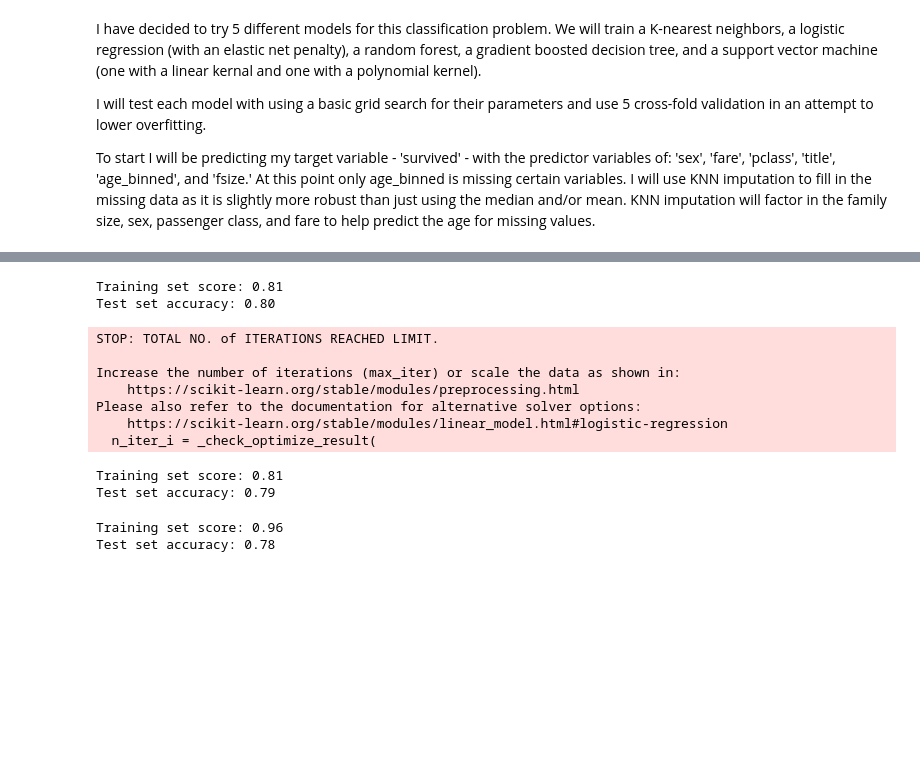
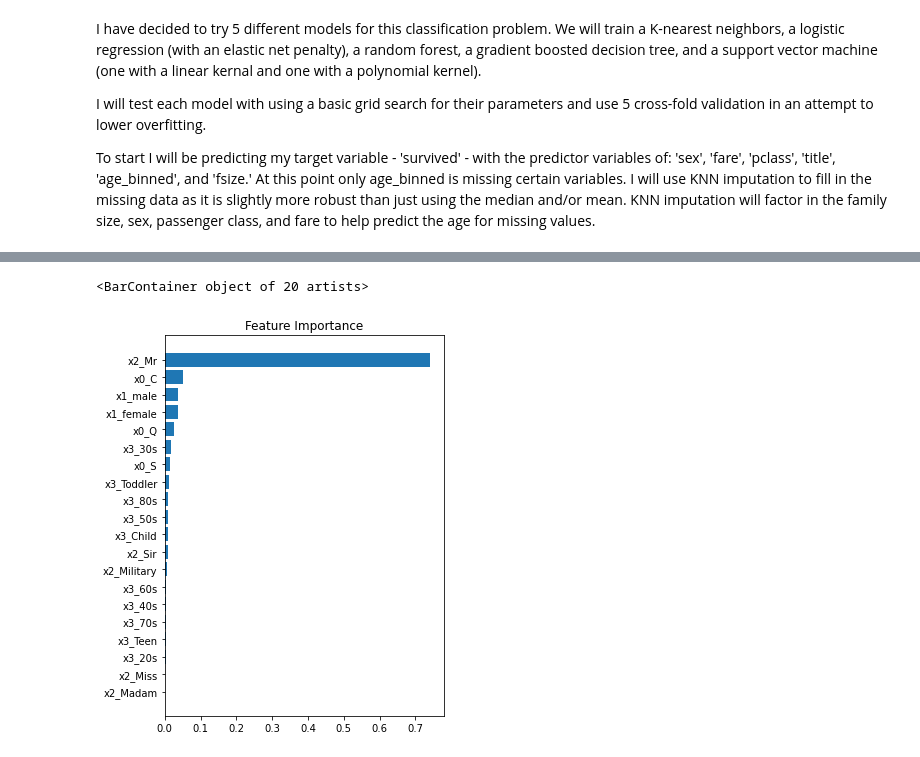
Before and after one commit to Nhyland28/Titanic-Python, a Jupyter notebook: scripts/notebook.ipynb, the cells around one changed output, grey strips where cells are left out. Drawn from its saved outputs; the diff is of its cells as text; code cells hidden in the pictures; blank space fills up the shorter version.

```diff
--- a/scripts/notebook.ipynb
+++ b/scripts/notebook.ipynb
@@ -336,3 +349,11 @@ testing = full[~trainingid]
+# %%
+# Create a training ID variable that contains the index of which observations will be used to train the model and which variables were used not to train the model
+trainingid = full.training == True
+
+full = full[['embarked', 'fare', 'pclass', 'sex', 'title', 'age_binned', 'fsize', 'survived']]
+
+training = full[trainingid]
+testing = full[~trainingid]
 # %%
 from sklearn.compose import ColumnTransformer
 from sklearn.preprocessing import OneHotEncoder
@@ -415,0 +438,17 @@ GradientBoostingClassifier(learning_rate=0.25, n_estimators=50)
+# %%
+training_predictor = training.survived
+training_feature = training.drop(columns=['survived'])
+
+training_feature_cat = ['embarked', 'sex', 'title', 'age_binned']
+training_feature_num = ['fare', 'pclass', 'fsize']
+
+
+cat_pipe = Pipeline(steps=[('imputer', SimpleImputer(strategy='most_frequent')),
+                         ('onehot', OneHotEncoder(categories='auto'))])
+
+columnTransformer = ColumnTransformer([('cat', cat_pipe, training_feature_cat)])
+
+best_gb = Pipeline(steps=[('preprocessor', columnTransformer),
+                      ('classifier', GradientBoostingClassifier(learning_rate=0.25, n_estimators=50))])
+
+best_gb.fit(training_feature, training_predictor)
@@ -416,2 +467,16 @@ GradientBoostingClassifier(learning_rate=0.25, n_estimators=50)
+# %%
+feature_names = best_gb['preprocessor'].transformers_[0][1]['onehot'].get_feature_names()
+feature_importance = best_gb[1].feature_importances_
+
+features_df = pd.DataFrame({'Features':feature_names, 'Importance':feature_importance})
+
+features_df_sorted = features_df.sort_values('Importance')
+
+plt.figure(figsize=(5,7))
+plt.title('Feature Importance')
+plt.barh(features_df_sorted.Features, features_df_sorted.Importance, align='center')
+# %% [output]
+<BarContainer object of 20 artists>
+[figure, added]
 # %%
 testing = testing.drop(columns='survived')
@@ -427,34 +488,0 @@ submission.to_csv('submssion.csv')
-# %%
-from sklearn.linear_model import LogisticRegression
-lgr = LogisticRegression()
-lgr.fit(X_train, y_train)
-print("Training set score: {:.2f}".format(lgr.score(X_train, y_train)))
-print("Test set accuracy: {:.2f}".format(lgr.score(X_test, y_test)))
-# %% [output]
-Training set score: 0.81
-Test set accuracy: 0.80
-STOP: TOTAL NO. of ITERATIONS REACHED LIMIT.
-
-Increase the number of iterations (max_iter) or scale the data as shown in:
-    https://scikit-learn.org/stable/modules/preprocessing.html
-Please also refer to the documentation for alternative solver options:
-    https://scikit-learn.org/stable/modules/linear_model.html#logistic-regression
-  n_iter_i = _check_optimize_result(
-# %%
-from sklearn.svm import LinearSVC
-linear_svm = LinearSVC()
-linear_svm.fit(X_train, y_train)
-print("Training set score: {:.2f}".format(linear_svm.score(X_train, y_train)))
-print("Test set accuracy: {:.2f}".format(linear_svm.score(X_test, y_test)))
-# %% [output]
-Training set score: 0.81
-Test set accuracy: 0.79
-# %%
-from sklearn.ensemble import RandomForestClassifier
-forest = RandomForestClassifier()
-forest.fit(X_train, y_train)
-print("Training set score: {:.2f}".format(forest.score(X_train, y_train)))
-print("Test set accuracy: {:.2f}".format(forest.score(X_test, y_test)))
-# %% [output]
-Training set score: 0.96
-Test set accuracy: 0.78
```
Also changed, not shown: parts of 29 cells of this notebook.
